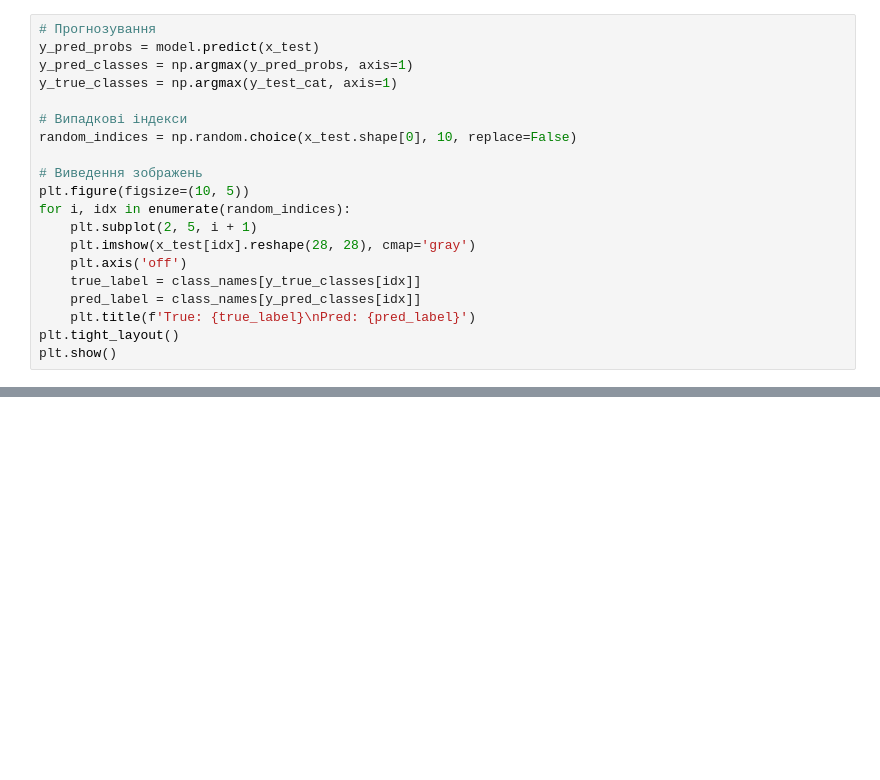
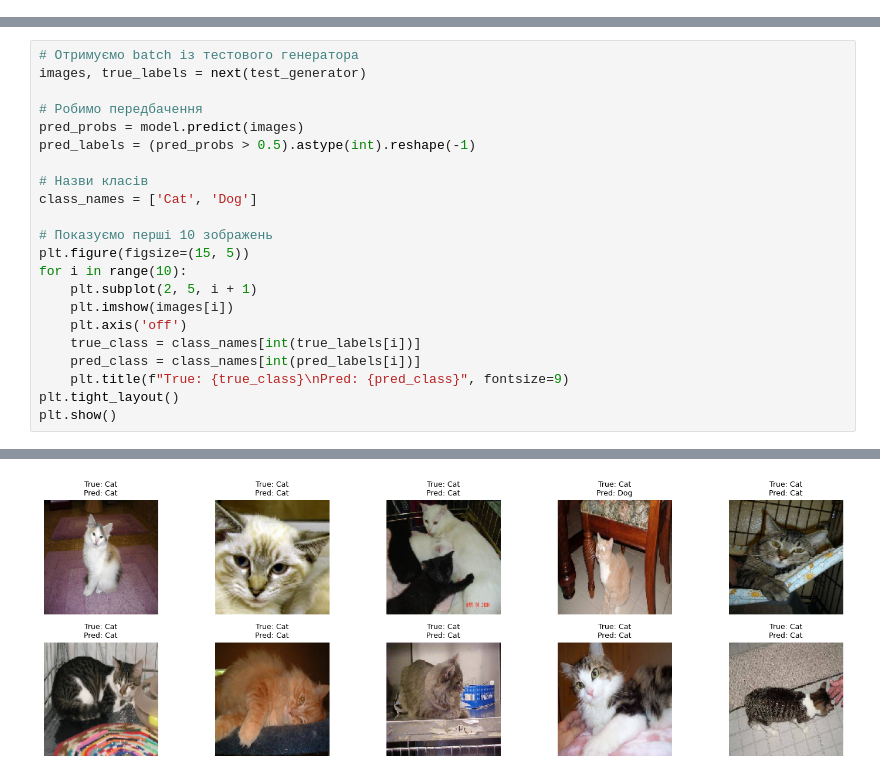
Before and after one commit to bogdanmadryga/Bogdan-Mgit, a Jupyter notebook: lab10.ipynb, the cells around one changed output, grey strips where cells are left out. Cells and saved outputs as stored; diff of their text form; blank space fills up the shorter version.

```diff
--- a/lab10.ipynb
+++ b/lab10.ipynb
@@ -174,20 +203,0 @@ plt.show()
-# %%
-# Прогнозування
-y_pred_probs = model.predict(x_test)
-y_pred_classes = np.argmax(y_pred_probs, axis=1)
-y_true_classes = np.argmax(y_test_cat, axis=1)
-
-# Випадкові індекси
-random_indices = np.random.choice(x_test.shape[0], 10, replace=False)
-
-# Виведення зображень
-plt.figure(figsize=(10, 5))
-for i, idx in enumerate(random_indices):
-    plt.subplot(2, 5, i + 1)
-    plt.imshow(x_test[idx].reshape(28, 28), cmap='gray')
-    plt.axis('off')
-    true_label = class_names[y_true_classes[idx]]
-    pred_label = class_names[y_pred_classes[idx]]
-    plt.title(f'True: {true_label}\nPred: {pred_label}')
-plt.tight_layout()
-plt.show()
@@ -196,0 +204,23 @@ plt.show()
+# %%
+# Отримуємо batch із тестового генератора
+images, true_labels = next(test_generator)
+
+# Робимо передбачення
+pred_probs = model.predict(images)
+pred_labels = (pred_probs > 0.5).astype(int).reshape(-1)
+
+# Назви класів
+class_names = ['Cat', 'Dog']
+
+# Показуємо перші 10 зображень
+plt.figure(figsize=(15, 5))
+for i in range(10):
+    plt.subplot(2, 5, i + 1)
+    plt.imshow(images[i])
+    plt.axis('off')
+    true_class = class_names[int(true_labels[i])]
+    pred_class = class_names[int(pred_labels[i])]
+    plt.title(f"True: {true_class}\nPred: {pred_class}", fontsize=9)
+plt.tight_layout()
+plt.show()
+# %% [output]
@@ -196,0 +228 @@ plt.show()
+[figure, added]
```
Also changed, not shown: parts of 21 cells of this notebook.
